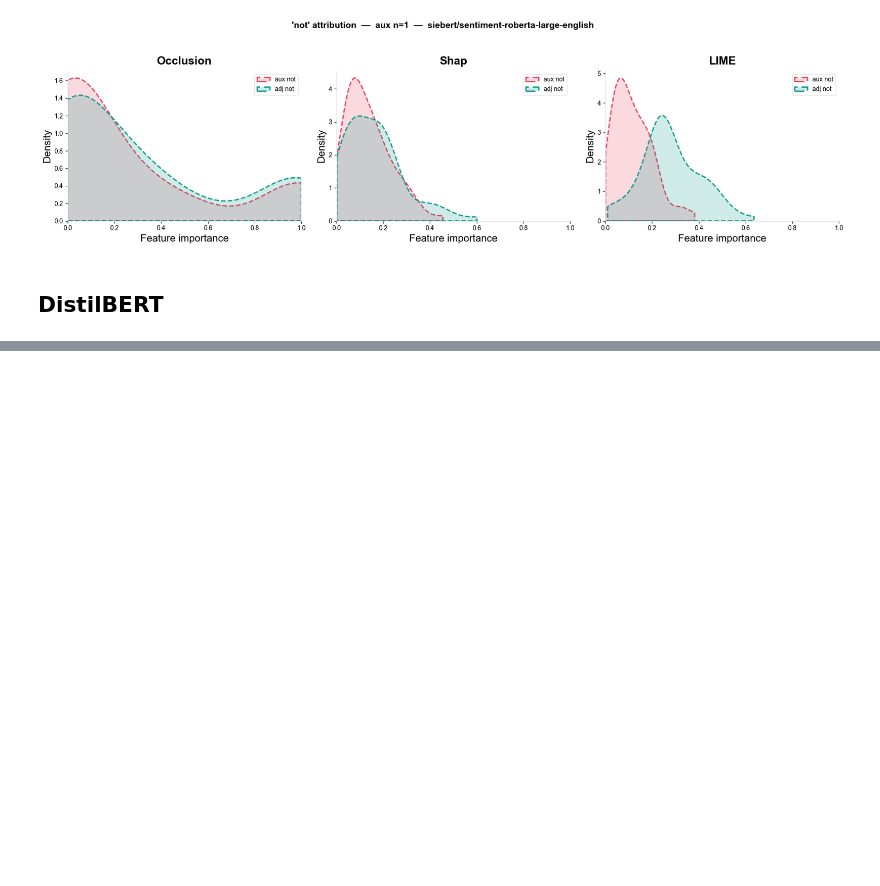
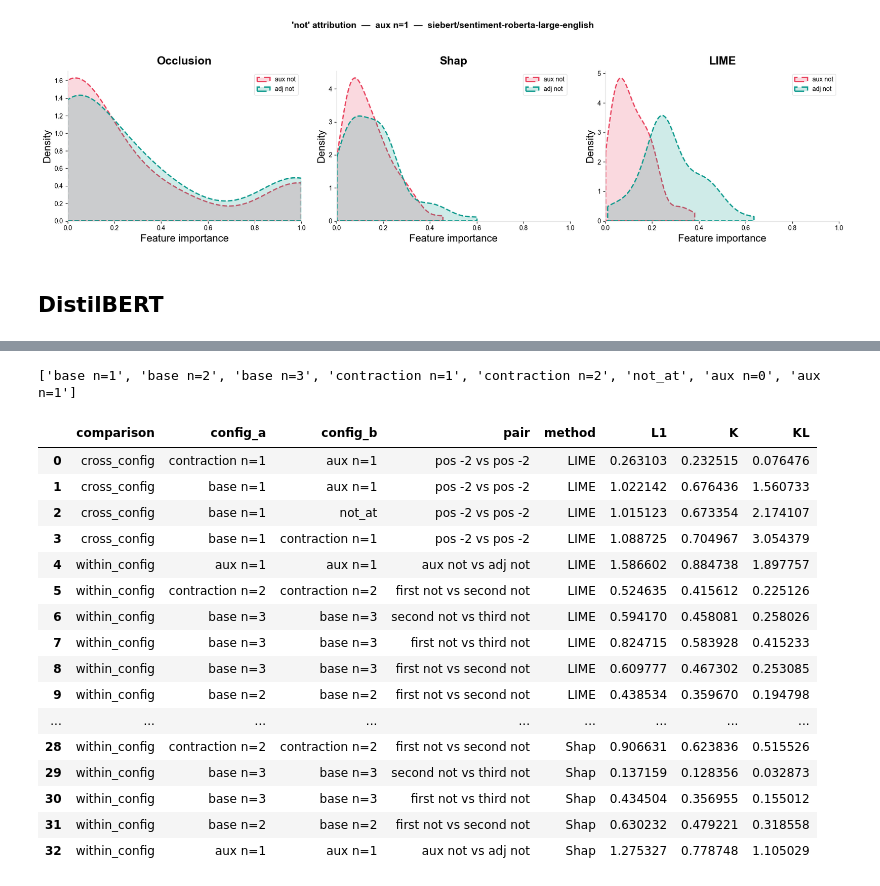
Before and after one commit to elenipapadopulos/xai-nlp, a Jupyter notebook: Experiments.ipynb, the cells around one changed output, grey strips where cells are left out. Cells and saved outputs as stored; diff of their text form; code cells hidden in the pictures; blank space fills up the shorter version.

```diff
--- a/Experiments.ipynb
+++ b/Experiments.ipynb
@@ -113,0 +276,22 @@ plot_not_attribution(MODELS["distilbert"])
+# %%
+df_metrics = compute_metrics_between_nots("distilbert-base-uncased-finetuned-sst-2-english")
+df_metrics
+# %% [output]
+['base n=1', 'base n=2', 'base n=3', 'contraction n=1', 'contraction n=2', 'not_at', 'aux n=0', 'aux n=1']
+|  | comparison | config_a | config_b | pair | method | L1 | K | KL |
+| 0 | cross_config | contraction n=1 | aux n=1 | pos -2 vs pos -2 | LIME | 0.263103 | 0.232515 | 0.076476 |
+| 1 | cross_config | base n=1 | aux n=1 | pos -2 vs pos -2 | LIME | 1.022142 | 0.676436 | 1.560733 |
+| 2 | cross_config | base n=1 | not_at | pos -2 vs pos -2 | LIME | 1.015123 | 0.673354 | 2.174107 |
+| 3 | cross_config | base n=1 | contraction n=1 | pos -2 vs pos -2 | LIME | 1.088725 | 0.704967 | 3.054379 |
+| 4 | within_config | aux n=1 | aux n=1 | aux not vs adj not | LIME | 1.586602 | 0.884738 | 1.897757 |
+| 5 | within_config | contraction n=2 | contraction n=2 | first not vs second not | LIME | 0.524635 | 0.415612 | 0.225126 |
+| 6 | within_config | base n=3 | base n=3 | second not vs third not | LIME | 0.594170 | 0.458081 | 0.258026 |
+| 7 | within_config | base n=3 | base n=3 | first not vs third not | LIME | 0.824715 | 0.583928 | 0.415233 |
+| 8 | within_config | base n=3 | base n=3 | first not vs second not | LIME | 0.609777 | 0.467302 | 0.253085 |
+| 9 | within_config | base n=2 | base n=2 | first not vs second not | LIME | 0.438534 | 0.359670 | 0.194798 |
+| ... | ... | ... | ... | ... | ... | ... | ... | ... |
+| 28 | within_config | contraction n=2 | contraction n=2 | first not vs second not | Shap | 0.906631 | 0.623836 | 0.515526 |
+| 29 | within_config | base n=3 | base n=3 | second not vs third not | Shap | 0.137159 | 0.128356 | 0.032873 |
+| 30 | within_config | base n=3 | base n=3 | first not vs third not | Shap | 0.434504 | 0.356955 | 0.155012 |
+| 31 | within_config | base n=2 | base n=2 | first not vs second not | Shap | 0.630232 | 0.479221 | 0.318558 |
+| 32 | within_config | aux n=1 | aux n=1 | aux not vs adj not | Shap | 1.275327 | 0.778748 | 1.105029 |
```
Also changed, not shown: parts of 5 cells of this notebook, 10 other files.
